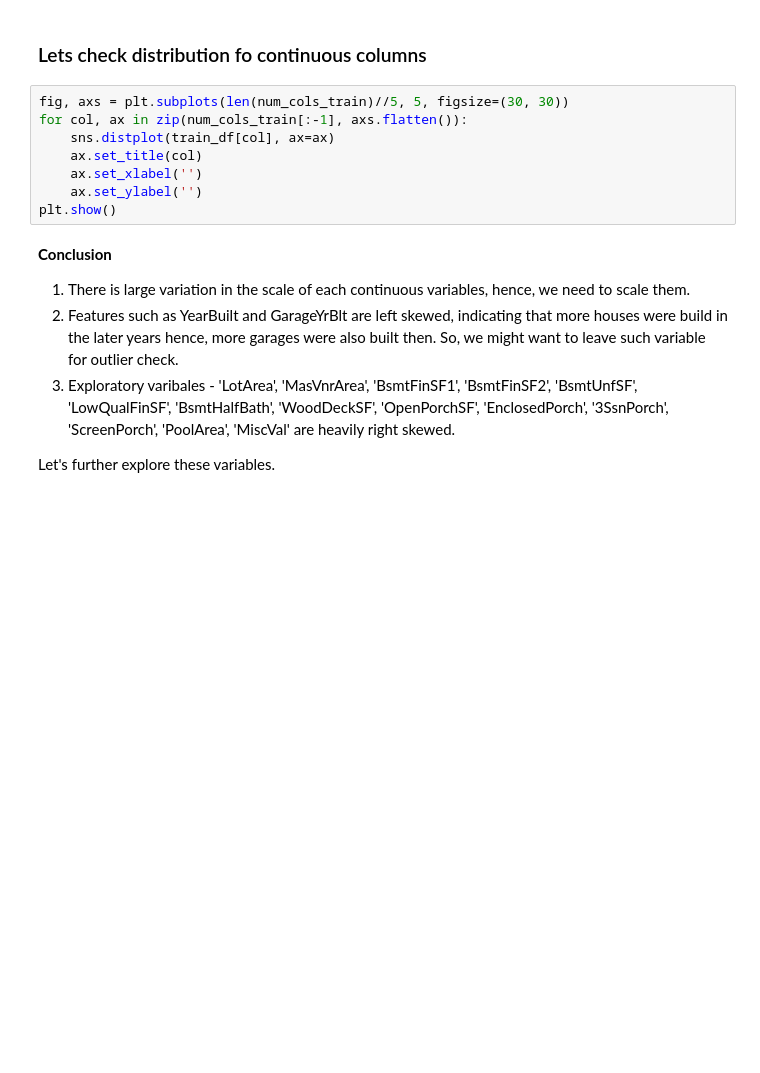
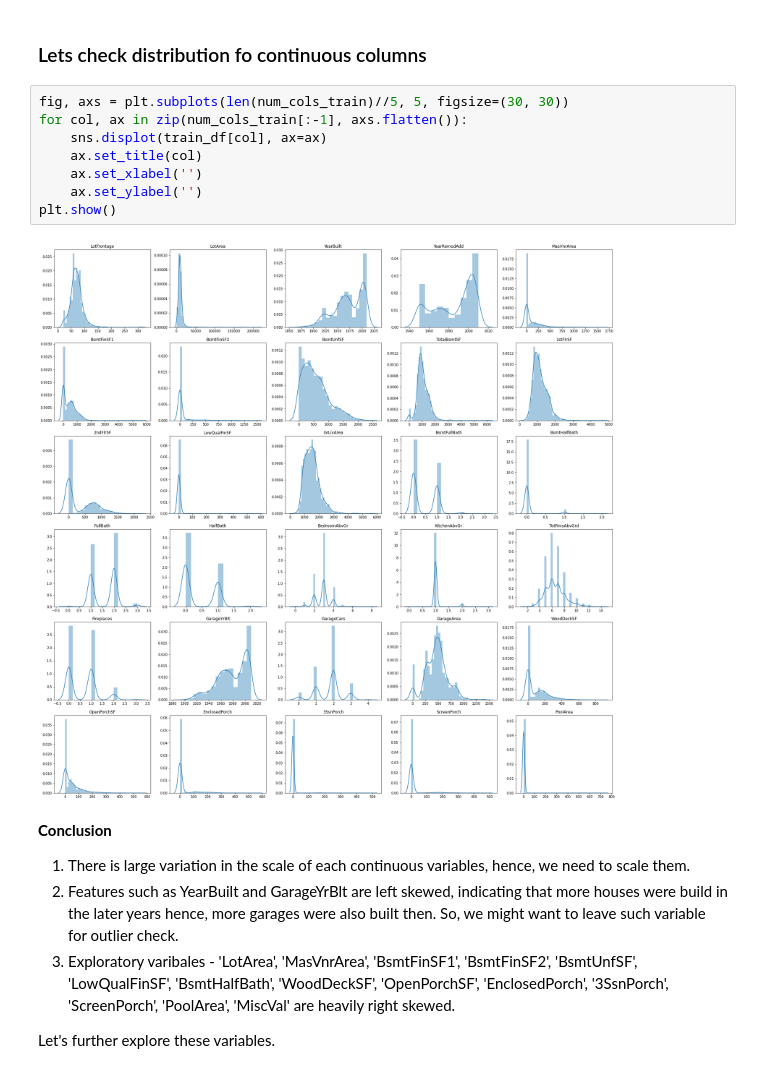
Before and after one commit to bhjo0930/kaggle_house_price, a Jupyter notebook: house-price-prediction-regression.ipynb, the cells around one changed output. Cells and saved outputs as stored; diff of their text form; blank space fills up the shorter version.

```diff
--- a/house-price-prediction-regression.ipynb
+++ b/house-price-prediction-regression.ipynb
@@ -136,11 +118,13 @@ In EDA we will analyse data to see if there is any -
 # %%
 fig, axs = plt.subplots(len(num_cols_train)//5, 5, figsize=(30, 30))
 for col, ax in zip(num_cols_train[:-1], axs.flatten()):
-    sns.distplot(train_df[col], ax=ax)
+    sns.displot(train_df[col], ax=ax)
     ax.set_title(col)
     ax.set_xlabel('')
     ax.set_ylabel('')
 plt.show()
+# %% [output]
+[figure, added]
 # %% [markdown]
 **Conclusion**
 
```
Also changed, not shown: parts of 3 cells of this notebook.
